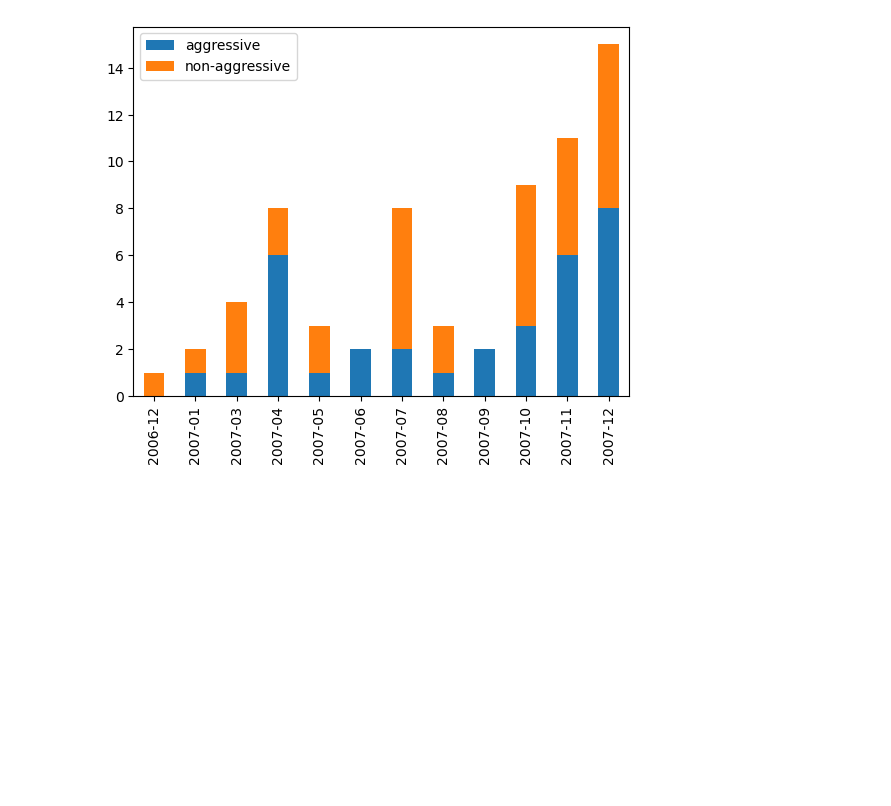
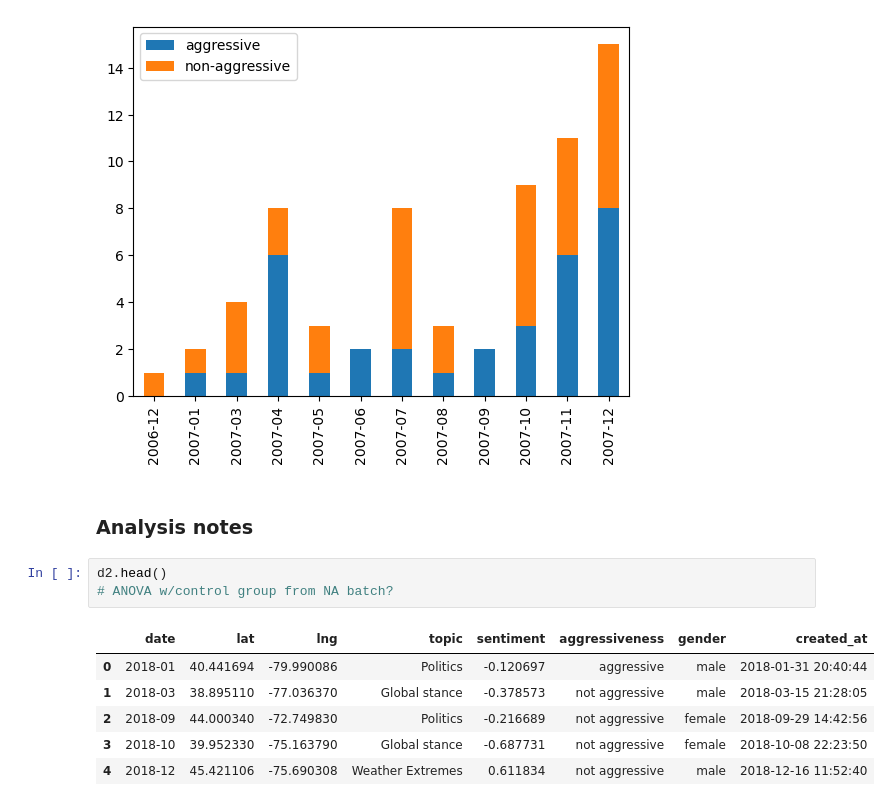
Before and after one commit to andcetera/Twitter-climate-change-sentiment, a Jupyter notebook: Tracking_Deniers_Over_Time.ipynb, the cells around one changed output. Saved outputs shown, nothing was run; the diff lists cells and outputs as text; blank space fills up the shorter version.

```diff
--- a/Tracking_Deniers_Over_Time.ipynb
+++ b/Tracking_Deniers_Over_Time.ipynb
@@ -222,3 +253,15 @@ plt.show()
  'Undefined / One Word Hashtags' 'Politics'
  'Significance of Pollution Awareness Events']
 [figure]
+# %% [markdown]
+### Analysis notes
+# %%
+d2.head()
+# ANOVA w/control group from NA batch?
+# %% [output]
+|  | date | lat | lng | topic | sentiment | aggressiveness | gender | created_at |
+| 0 | 2018-01 | 40.441694 | -79.990086 | Politics | -0.120697 | aggressive | male | 2018-01-31 20:40:44 |
+| 1 | 2018-03 | 38.895110 | -77.036370 | Global stance | -0.378573 | not aggressive | male | 2018-03-15 21:28:05 |
+| 2 | 2018-09 | 44.000340 | -72.749830 | Politics | -0.216689 | not aggressive | female | 2018-09-29 14:42:56 |
+| 3 | 2018-10 | 39.952330 | -75.163790 | Global stance | -0.687731 | not aggressive | female | 2018-10-08 22:23:50 |
+| 4 | 2018-12 | 45.421106 | -75.690308 | Weather Extremes | 0.611834 | not aggressive | male | 2018-12-16 11:52:40 |
```
Also changed, not shown: parts of 10 cells of this notebook.
